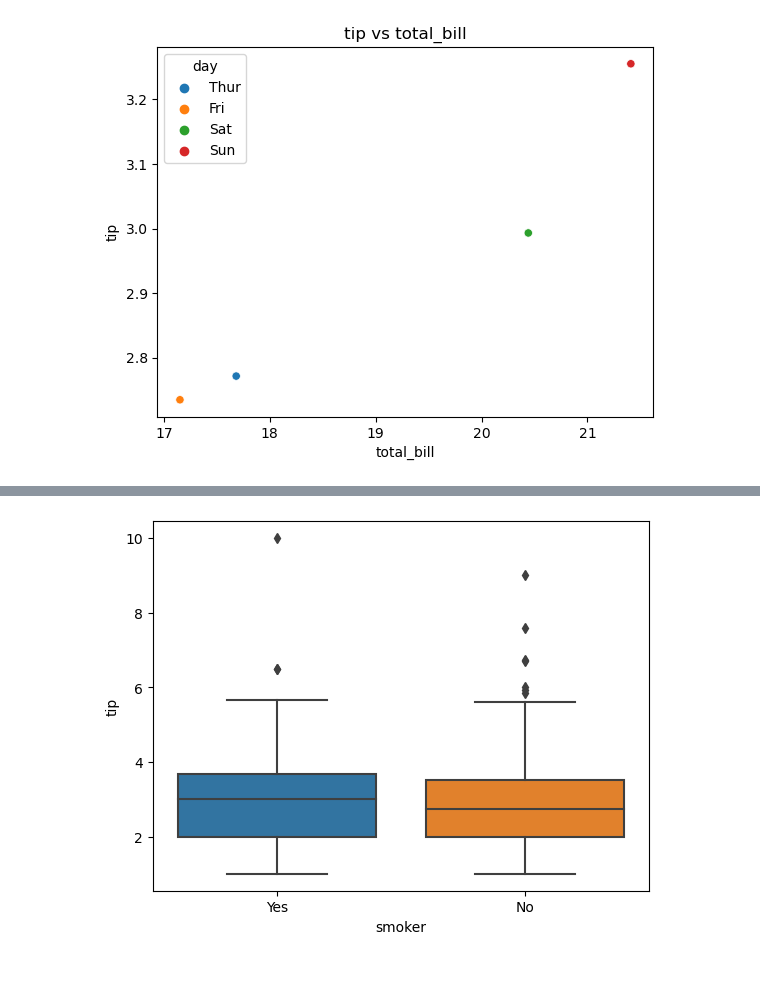
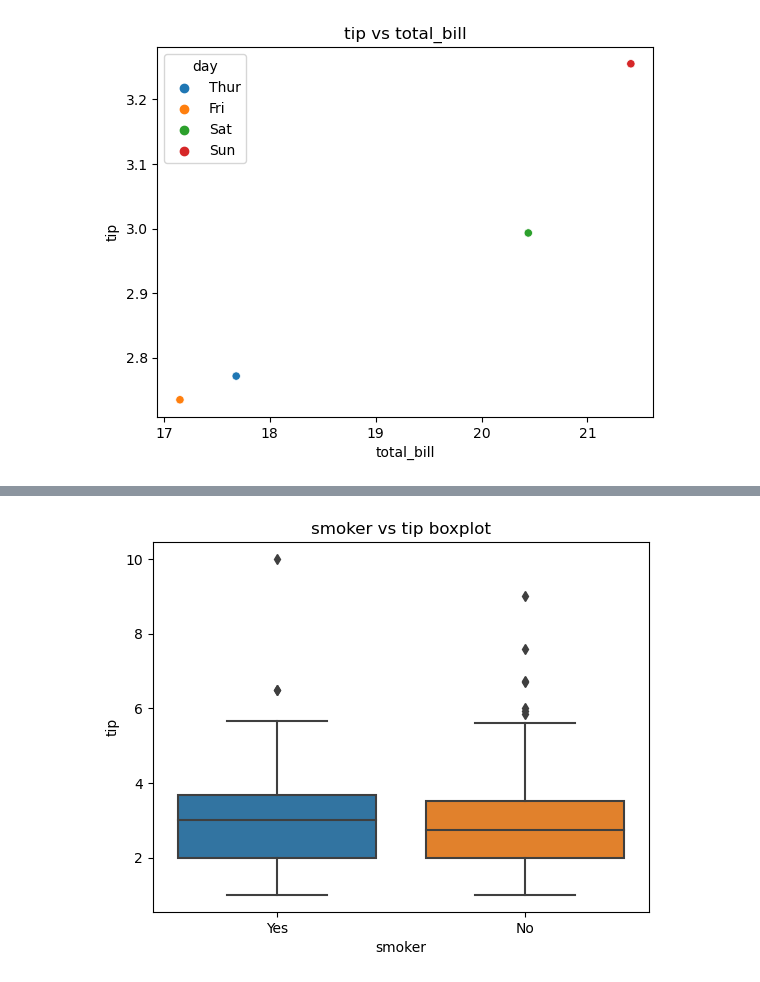
Before and after one commit to firdevskayrak/EmKa, a Jupyter notebook: Matplotlib - Seaborn Ödev.ipynb, the cells around one changed output, grey strips where cells are left out. Saved outputs shown, nothing was run; the diff lists cells and outputs as text; code cells hidden in the pictures.

```diff
--- a/Matplotlib - Seaborn Ödev.ipynb
+++ b/Matplotlib - Seaborn Ödev.ipynb
@@ -98,11 +104,12 @@ plt.show()
 # %%
 # Soru: Sigara içen ve içmeyen müşterilerin ödedikleri bahşiş miktarlarının
 # dağılımını gösteren bir boxplot oluşturun.
 sns.boxplot(    data=tips,
     x = "smoker",
     y = "tip")
+plt.title("smoker vs tip boxplot")
 plt.show()
 # %% [output]
-[figure, old version]
+[figure, new version]
 # %%
 # Soru: Yukarıdan seçeceğiniz 4 farklı plotu, subplot kullanarak çizdirin.
```
Also changed, not shown: parts of 7 cells of this notebook.
